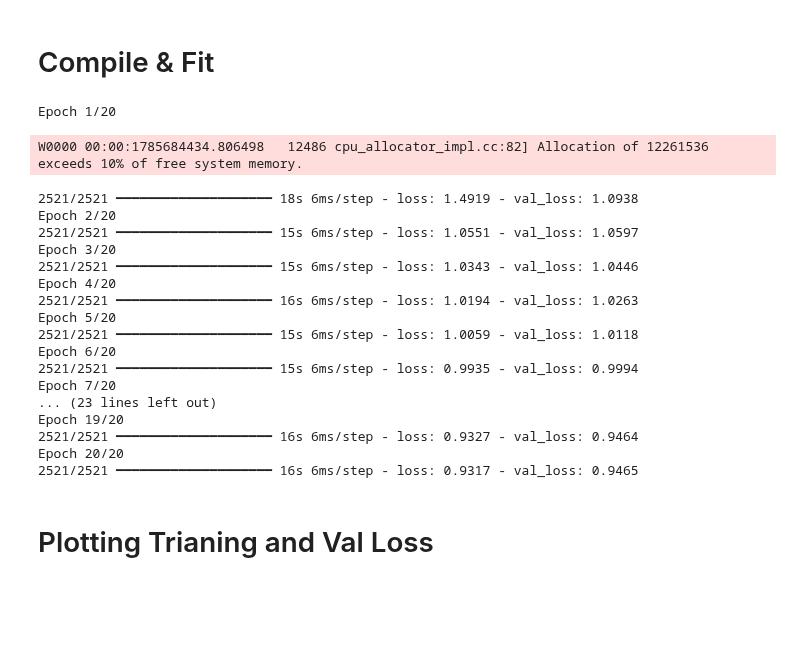
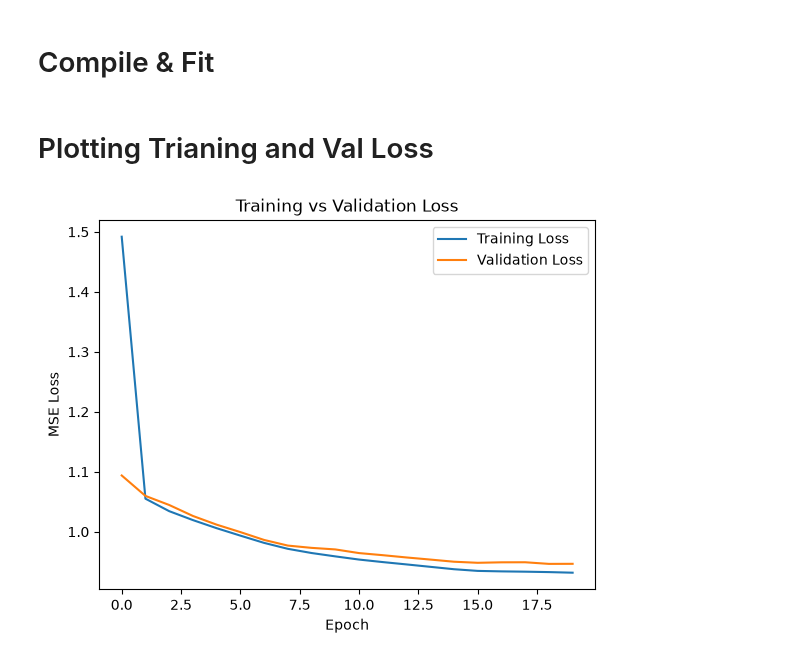
Before and after one commit to kiyamehr/AI-Learning-Journey, a Jupyter notebook: Practice Labs/Unsupervised Learning/Recommender Systems/Content Based Filtering/Project_1_Movielens/train.ipynb, the cells around one changed output. Saved outputs shown, nothing was run; the diff lists cells and outputs as text; code cells hidden in the pictures; blank space fills up the shorter version.

Commit message:
Edited a few lines

```diff
--- a/Practice Labs/Unsupervised Learning/Recommender Systems/Content Based Filtering/Project_1_Movielens/train.ipynb
+++ b/Practice Labs/Unsupervised Learning/Recommender Systems/Content Based Filtering/Project_1_Movielens/train.ipynb
@@ -187,34 +194,34 @@ Model: "functional_8"
 # %% [markdown]
 # Compile & Fit
 # %%
-model.compile(
-    optimizer = tf.keras.optimizers.Adam(0.001),
-    loss = tf.keras.losses.MeanSquaredError()
-)
+model = tf.keras.models.load_model('./Models/movie_recommender_pro2.keras')
 
-history = model.fit(
-    [X_user_train.reshape(-1, 1), X_movie_train], y_train,
-    validation_data=([X_user_cv.reshape(-1, 1), X_movie_cv], y_cv),
-    epochs=20)
+
+#? Since it took me 6 minutes to train the model im just gonna load the saved model
+
+# model.compile(
+#     optimizer = tf.keras.optimizers.Adam(0.001),
+#     loss = tf.keras.losses.MeanSquaredError()
+# )
+
+# history = model.fit(
+#     [X_user_train.reshape(-1, 1), X_movie_train], y_train,
+#     validation_data=([X_user_cv.reshape(-1, 1), X_movie_cv], y_cv),
+#     epochs=20)
-# %% [output]
-Epoch 1/20
-W0000 00:00:1785684434.806498   12486 cpu_allocator_impl.cc:82] Allocation of 12261536 exceeds 10% of free system memory.
-2521/2521 ━━━━━━━━━━━━━━━━━━━━ 18s 6ms/step - loss: 1.4919 - val_loss: 1.0938
-Epoch 2/20
-2521/2521 ━━━━━━━━━━━━━━━━━━━━ 15s 6ms/step - loss: 1.0551 - val_loss: 1.0597
-Epoch 3/20
-2521/2521 ━━━━━━━━━━━━━━━━━━━━ 15s 6ms/step - loss: 1.0343 - val_loss: 1.0446
-Epoch 4/20
-2521/2521 ━━━━━━━━━━━━━━━━━━━━ 16s 6ms/step - loss: 1.0194 - val_loss: 1.0263
-Epoch 5/20
-2521/2521 ━━━━━━━━━━━━━━━━━━━━ 15s 6ms/step - loss: 1.0059 - val_loss: 1.0118
-Epoch 6/20
-2521/2521 ━━━━━━━━━━━━━━━━━━━━ 15s 6ms/step - loss: 0.9935 - val_loss: 0.9994
-Epoch 7/20
-... (23 lines left out)
-Epoch 19/20
-2521/2521 ━━━━━━━━━━━━━━━━━━━━ 16s 6ms/step - loss: 0.9327 - val_loss: 0.9464
-Epoch 20/20
-2521/2521 ━━━━━━━━━━━━━━━━━━━━ 16s 6ms/step - loss: 0.9317 - val_loss: 0.9465
 # %% [markdown]
 # Plotting Trianing and Val Loss
+# %%
+#? The loss & validation loss i got from training the model
+loss, val_loss = load_loss_val()
+
+plt.plot(loss, label='Training Loss')
+plt.plot(val_loss, label='Validation Loss')
+
+plt.xlabel('Epoch')
+plt.ylabel('MSE Loss')
+plt.title('Training vs Validation Loss')
+
+plt.legend()
+plt.show()
+# %% [output]
+[figure, added]
```
Also changed, not shown: parts of 3 cells of this notebook.
